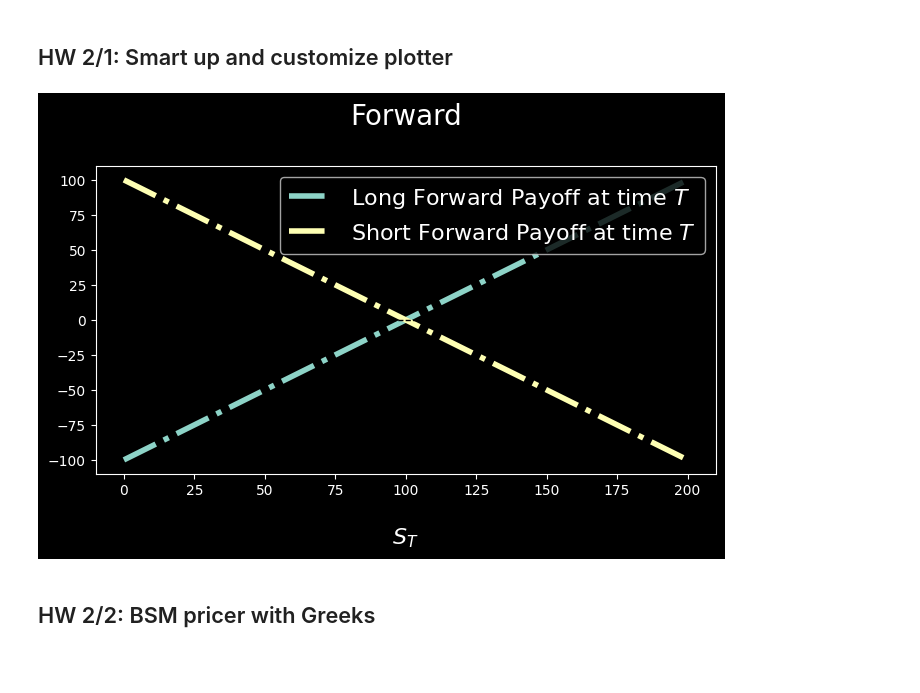
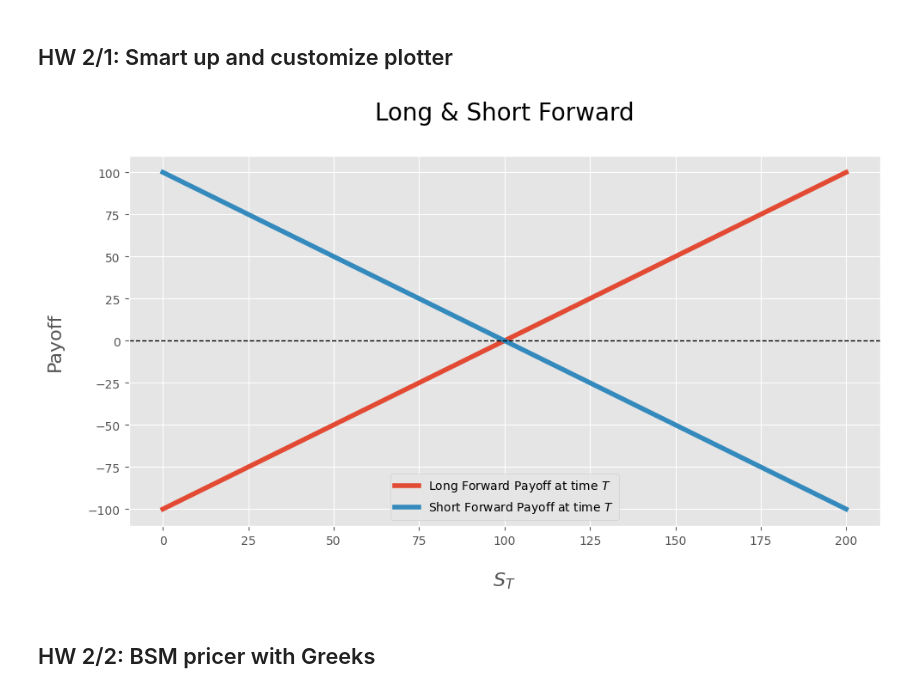
Before and after one commit to QuantCourseBP/QuantCourseBP, a Jupyter notebook: homeworks/9180744/my_homeworks/OptionBasics_BSMmodel_hazi.ipynb, the cells around one changed output. Saved outputs shown, nothing was run; the diff lists cells and outputs as text; code cells hidden in the pictures; blank space fills up the shorter version.

```diff
--- a/homeworks/9180744/my_homeworks/OptionBasics_BSMmodel_hazi.ipynb
+++ b/homeworks/9180744/my_homeworks/OptionBasics_BSMmodel_hazi.ipynb
@@ -110,10 +81,15 @@ y_forward_payoff = np.array([x - strike for x in x_stock_price])
 
 y_forward_payoff__short = y_forward_payoff * (-1)
 # %%
-layout = {'title': 'Forward', 'x_label': '$S_{T}$', 'plot_type':['line'], 'linestyle': '-.','secondary_yaxis': [False, False]}
-my_smart_plotter(x_stock_price, [y_forward_payoff, y_forward_payoff__short], layout=layout, names=['Long Forward Payoff at time $T$', 'Short Forward Payoff at time $T$'])
+layout = {'title': 'Long & Short Forward',
+          'x_label': '$S_{T}$',
+          'y_label': 'Payoff',
+}
+my_plotter(x_stock_price, [y_forward_payoff, y_forward_payoff__short], layout=layout,
+                 names=['Long Forward Payoff at time $T$',
+                        'Short Forward Payoff at time $T$'])
 # %% [output]
-[figure, old version]
+[figure, new version]
 # %% [markdown]
 ## HW 2/2: BSM pricer with Greeks
 # %%
```
Also changed, not shown: parts of 12 cells of this notebook.
